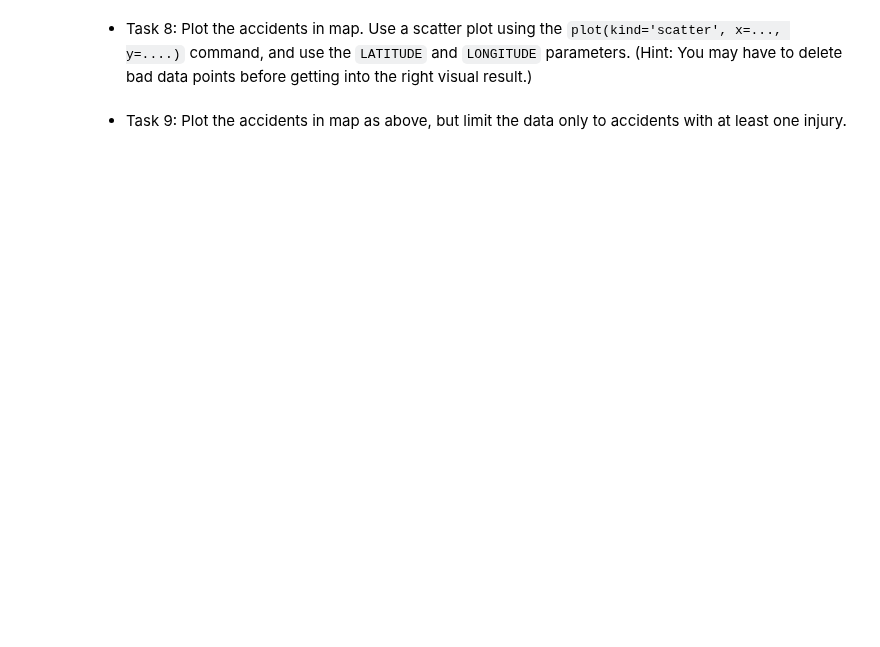
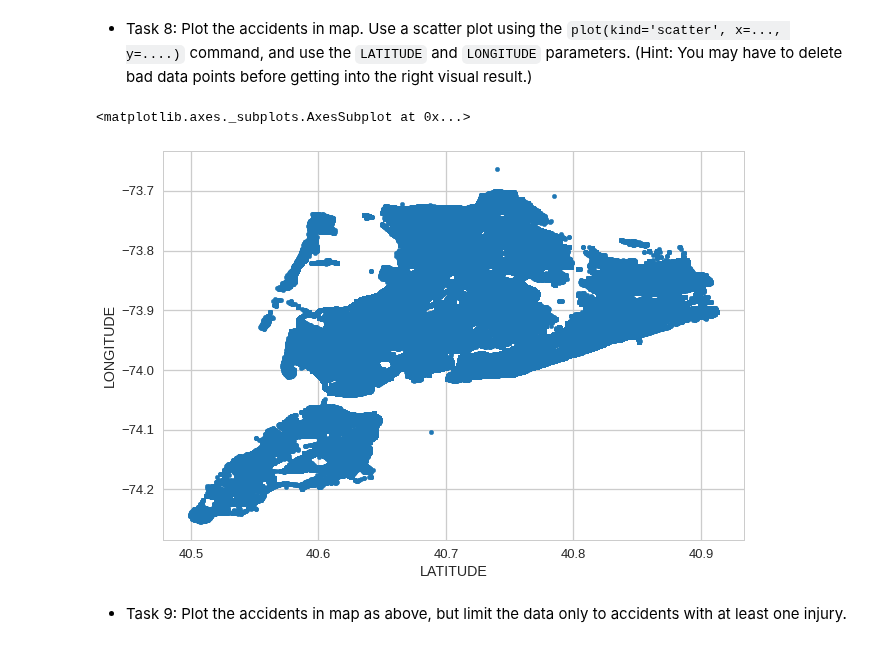
Before and after one commit to nhwhite212/DealingwithDataSpring2021, a Jupyter notebook: 6-Pandas/A-Introduction_to_Pandas.ipynb, the cells around one changed output. Drawn from its saved outputs; the diff is of its cells as text; code cells hidden in the pictures; blank space fills up the shorter version.

```diff
--- a/6-Pandas/A-Introduction_to_Pandas.ipynb
+++ b/6-Pandas/A-Introduction_to_Pandas.ipynb
@@ -693,4 +683,19 @@ pivot
 # %% [markdown]
 * Task 8: Plot the accidents in map. Use a scatter plot using the `plot(kind='scatter', x=..., y=....)` command, and use the `LATITUDE` and `LONGITUDE` parameters. (Hint: You may have to delete bad data points before getting into the right visual result.)
+# %%
+
+colls['LONGITUDE']=pd.to_numeric(colls['LONGITUDE'])
+colls['LATITUDE']=pd.to_numeric(colls['LATITUDE'])
+
+
+colls=colls[(colls['LATITUDE']  > 40. )]
+colls =colls[(colls['LATITUDE'] < 41.)]
+colls= colls[(colls['LONGITUDE'] < -73.)]
+colls =colls[(colls['LONGITUDE'] > -74.3)]
+
+colls.plot(kind='scatter',x='LATITUDE', y='LONGITUDE')
+# %% [output]
+<matplotlib.axes._subplots.AxesSubplot at 0x...>
+[figure, added]
 # %% [markdown]
 * Task 9: Plot the accidents in map as above, but limit the data only to accidents with at least one injury.
```
Also changed, not shown: parts of 3 cells of this notebook.
